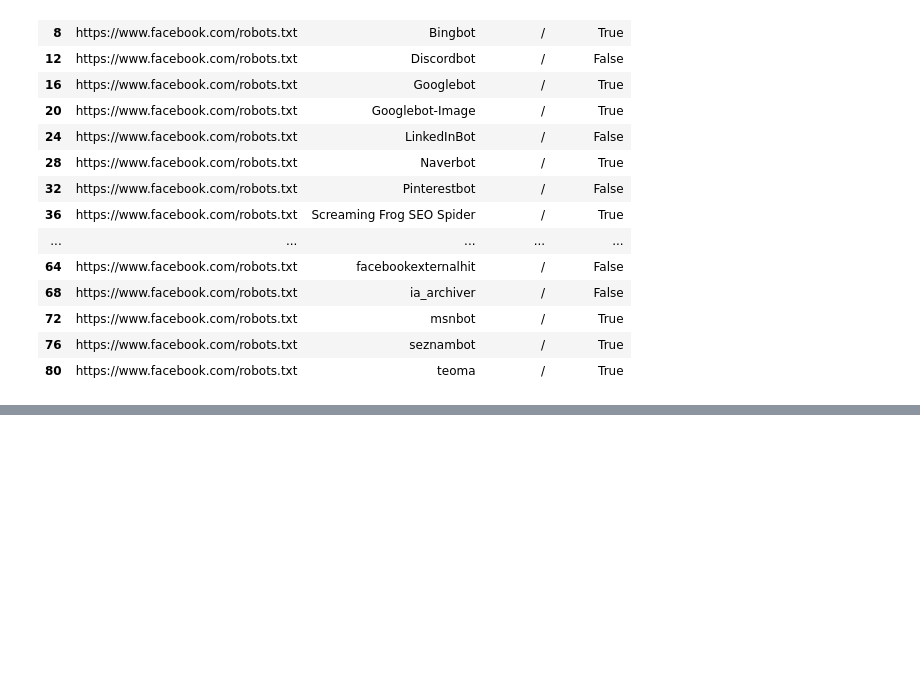
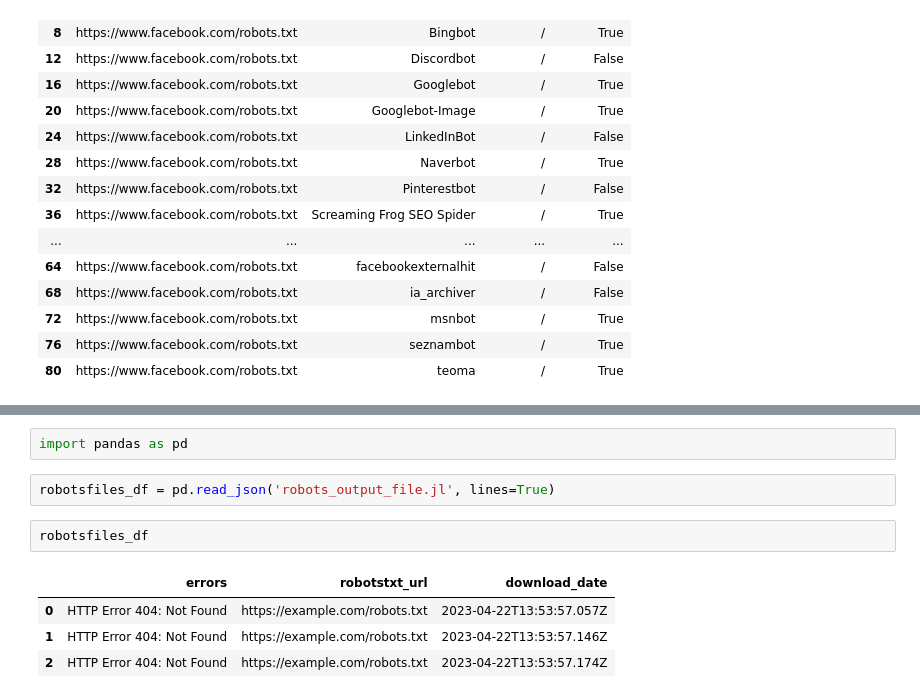
Before and after one commit to georgeyoumansjr/advertools, a Jupyter notebook: useAdvertools/testKeyW.ipynb, the cells around one changed output, grey strips where cells are left out. Drawn from its saved outputs; the diff is of its cells as text; blank space fills up the shorter version.

```diff
--- a/useAdvertools/testKeyW.ipynb
+++ b/useAdvertools/testKeyW.ipynb
@@ -89,0 +99,11 @@ fb_test.query('url_path== "/"')
+# %%
+import pandas as pd
+# %%
+robotsfiles_df = pd.read_json('robots_output_file.jl', lines=True)
+# %%
+robotsfiles_df
+# %% [output]
+|  | errors | robotstxt_url | download_date |
+| 0 | HTTP Error 404: Not Found | https://example.com/robots.txt | 2023-04-22T13:53:57.057Z |
+| 1 | HTTP Error 404: Not Found | https://example.com/robots.txt | 2023-04-22T13:53:57.146Z |
+| 2 | HTTP Error 404: Not Found | https://example.com/robots.txt | 2023-04-22T13:53:57.174Z |
```
Also changed, not shown: parts of 17 cells of this notebook, 3 other files.
